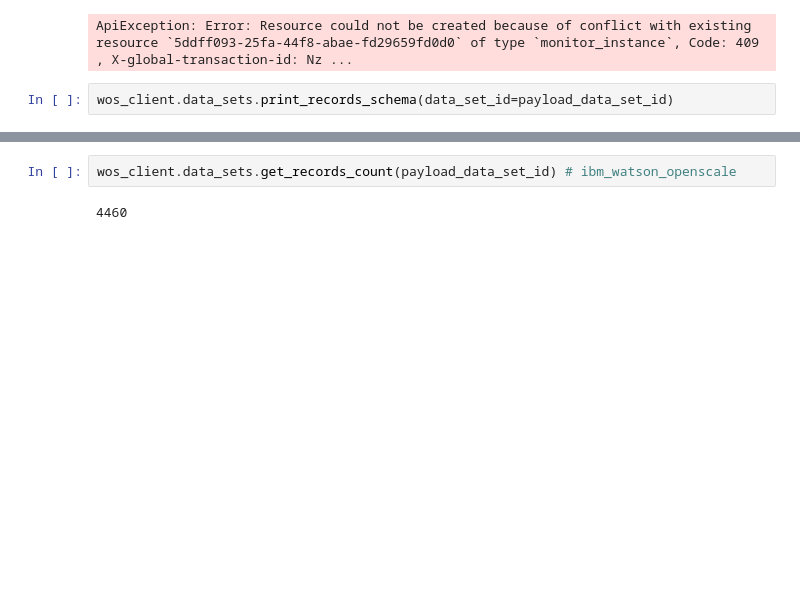
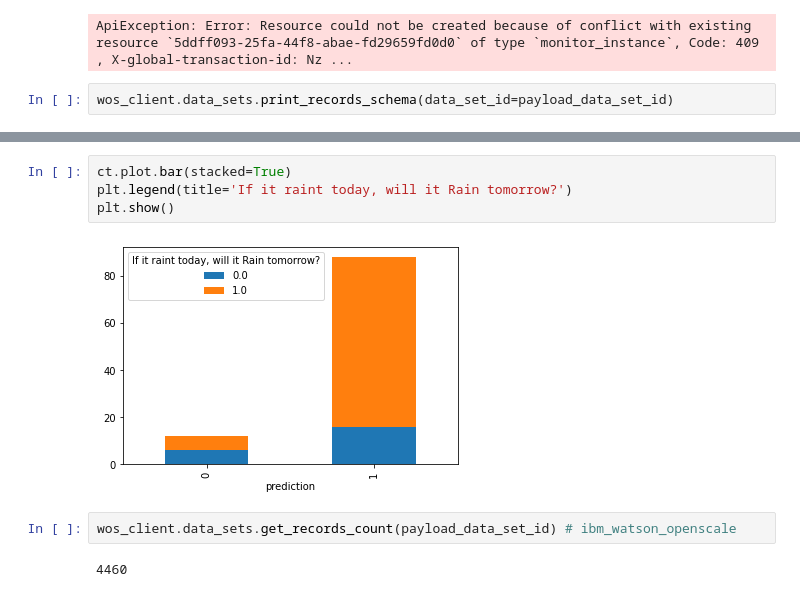
Before and after one commit to mlops-guide/dvc-gitactions, a Jupyter notebook: notebooks/openscale.ipynb, the cells around one changed output, grey strips where cells are left out. Drawn from its saved outputs; the diff is of its cells as text; blank space fills up the shorter version.

```diff
--- a/notebooks/openscale.ipynb
+++ b/notebooks/openscale.ipynb
@@ -393,3 +419,9 @@ df.to_csv('res.csv',index=False)
+# %%
+ct.plot.bar(stacked=True)
+plt.legend(title='If it raint today, will it Rain tomorrow?')
+plt.show()
+# %% [output]
+[figure, added]
 # %%
 wos_client.data_sets.get_records_count(payload_data_set_id) # ibm_watson_openscale
 # %% [output]
```
Also changed, not shown: parts of 5 cells of this notebook.
